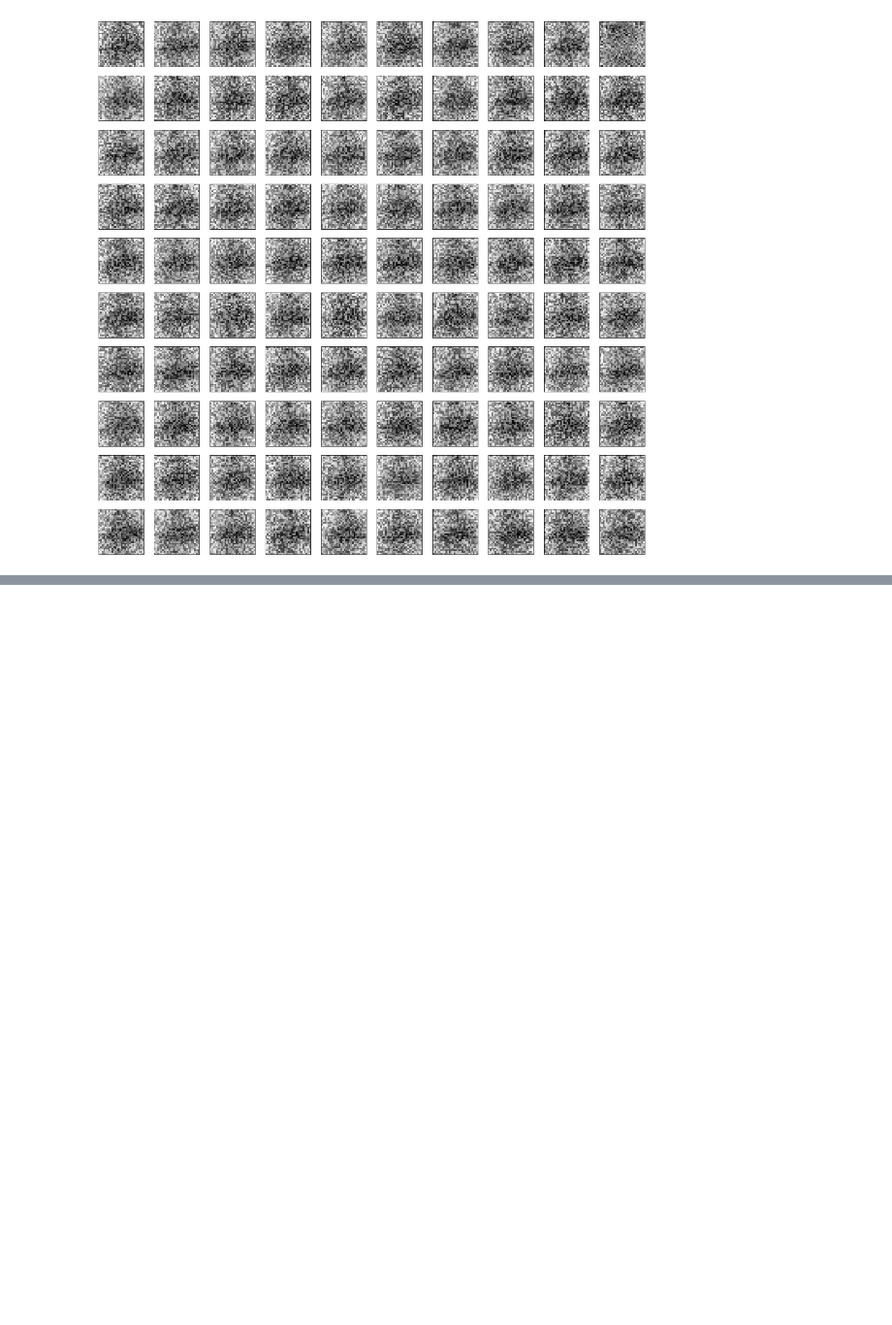
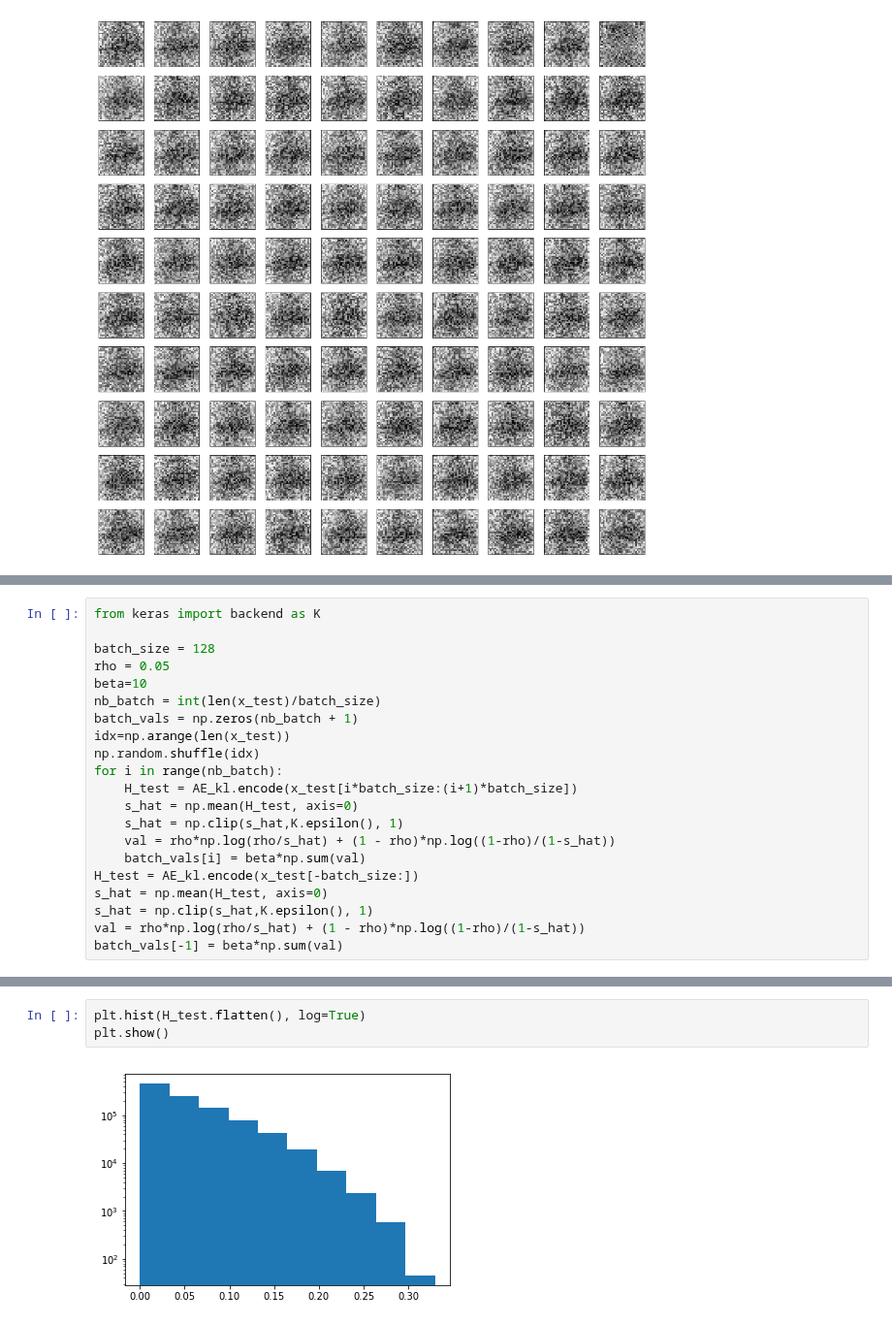
Before and after one commit to PonchonB/Mathematical_Morphologies_And_Deep_Learning, a Jupyter notebook: Notebooks/localEnvironment.ipynb, the cells around one changed output, grey strips where cells are left out. Shown at 97% size. Cells and saved outputs as stored; diff of their text form; blank space fills up the shorter version.

```diff
--- a/Notebooks/localEnvironment.ipynb
+++ b/Notebooks/localEnvironment.ipynb
@@ -331,0 +367,21 @@ AE_sparse_L1.plot_atoms_encoder()
+# %%
+from keras import backend as K
+
+batch_size = 128
+rho = 0.05
+beta=10
+nb_batch = int(len(x_test)/batch_size)
+batch_vals = np.zeros(nb_batch + 1)
+idx=np.arange(len(x_test))
+np.random.shuffle(idx)
+for i in range(nb_batch):
+    H_test = AE_kl.encode(x_test[i*batch_size:(i+1)*batch_size])
+    s_hat = np.mean(H_test, axis=0)
+    s_hat = np.clip(s_hat,K.epsilon(), 1)
+    val = rho*np.log(rho/s_hat) + (1 - rho)*np.log((1-rho)/(1-s_hat))
+    batch_vals[i] = beta*np.sum(val)
+H_test = AE_kl.encode(x_test[-batch_size:])
+s_hat = np.mean(H_test, axis=0)
+s_hat = np.clip(s_hat,K.epsilon(), 1)
+val = rho*np.log(rho/s_hat) + (1 - rho)*np.log((1-rho)/(1-s_hat))
+batch_vals[-1] = beta*np.sum(val)
@@ -331,0 +400,5 @@ AE_sparse_L1.plot_atoms_encoder()
+# %%
+plt.hist(H_test.flatten(), log=True)
+plt.show()
+# %% [output]
+[figure, added]
```
Also changed, not shown: parts of 10 cells of this notebook, 7 other files.
